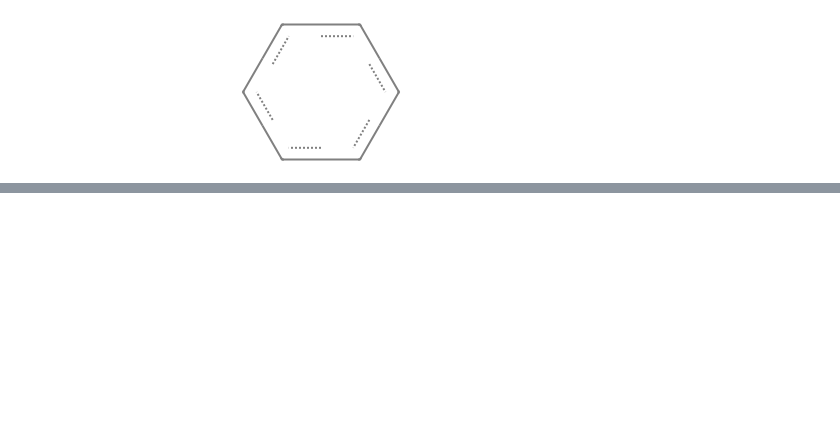
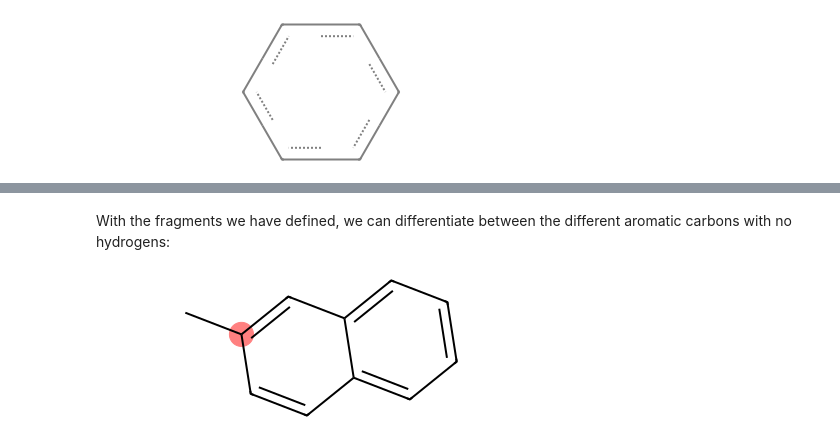
Before and after one commit to ipqa-research/ugropy, a Jupyter notebook: docs/source/tutorial/power_user.ipynb, the cells around one changed output, grey strips where cells are left out. Saved outputs shown, nothing was run; the diff lists cells and outputs as text; code cells hidden in the pictures; blank space fills up the shorter version.

```diff
--- a/docs/source/tutorial/power_user.ipynb
+++ b/docs/source/tutorial/power_user.ipynb
@@ -924,0 +1092,9 @@ parenthesis means things
+# %% [markdown]
+With the fragments we have defined, we can differentiate between the different
+aromatic carbons with no hydrogens:
+# %%
+molecule.GetSubstructMatches(ac_onering)
+
+molecule
+# %% [output]
+[figure, added]
```
Also changed, not shown: parts of 29 cells of this notebook.
